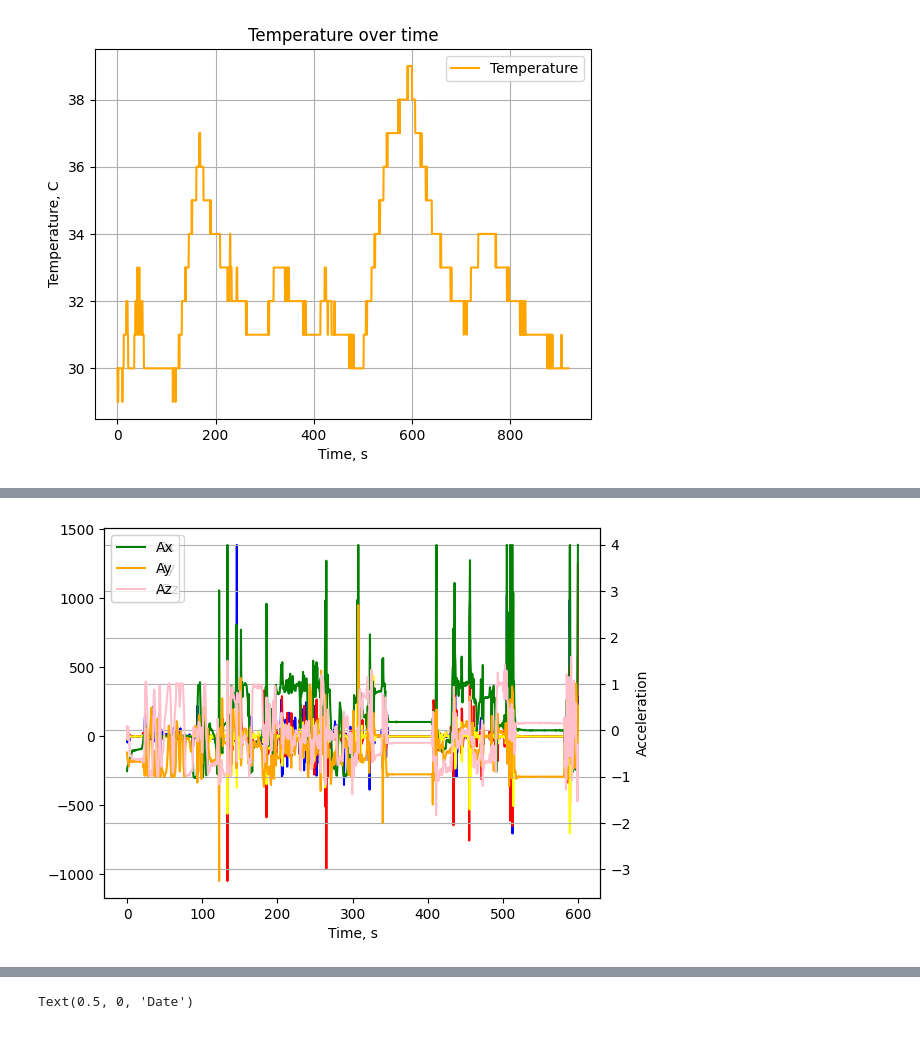
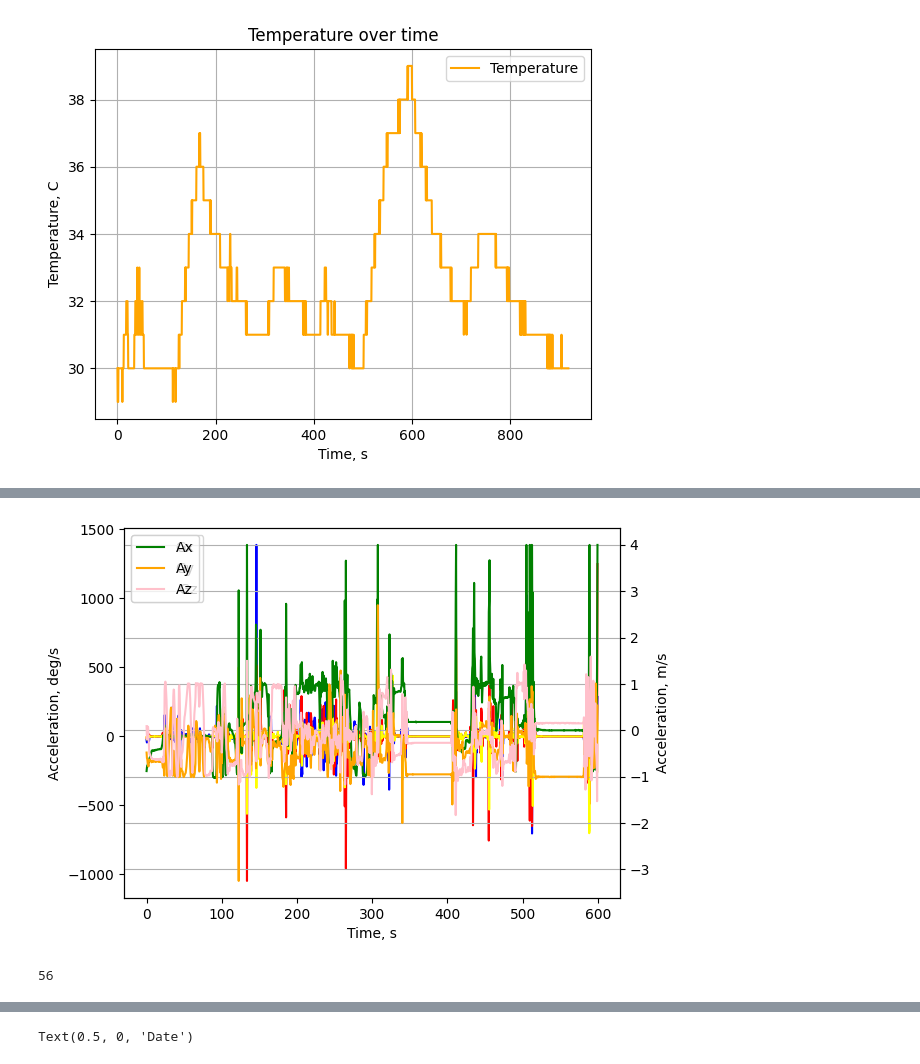
Before and after one commit to imgmaterial/AILabs, a Jupyter notebook: Labs/Lab2/Lab2.ipynb, the cells around one changed output, grey strips where cells are left out. Saved outputs shown, nothing was run; the diff lists cells and outputs as text; code cells hidden in the pictures.

```diff
--- a/Labs/Lab2/Lab2.ipynb
+++ b/Labs/Lab2/Lab2.ipynb
@@ -93,21 +72,27 @@ print(temp_df)
 # %%
 iters = np.array(range(1200)) * 0.5
 fig, ax1 = plt.subplots()
 ax2 = ax1.twinx()
 ax1.plot(iters, temp_df["Gx"], color="blue")
 ax1.plot(iters, temp_df["Gy"],color="red")
 ax1.plot(iters, temp_df["Gz"],color = "yellow")
 ax2.plot(iters, temp_df["Ax"],color = "green")
 ax2.plot(iters, temp_df["Ay"],color = "orange")
 ax2.plot(iters, temp_df["Az"], color = "pink")
 plt.grid()
-ax2.set_ylabel("Acceleration")
+ax2.set_ylabel("Acceleration, m/s")
+ax1.set_ylabel("Acceleration, deg/s")
 ax1.set_xlabel("Time, s")
 ax1.legend(["Gx", "Gy"," Gz"])
 ax2.legend(["Ax","Ay","Az"])
 plt.show()
 # %% [output]
-[figure, old version]
+[figure, new version]
+# %%
+filter_by_acceleration = temp_df.loc[np.sqrt(temp_df["Ax"]**2 + temp_df["Ay"]**2 + temp_df["Az"]**2) > 1.5]
+print(len(filter_by_acceleration))
+# %% [output]
+56
 # %%
 #A2.2
 IOT_temp = pd.read_csv("IOT-temp.csv")
```
Also changed, not shown: parts of 2 cells of this notebook.
